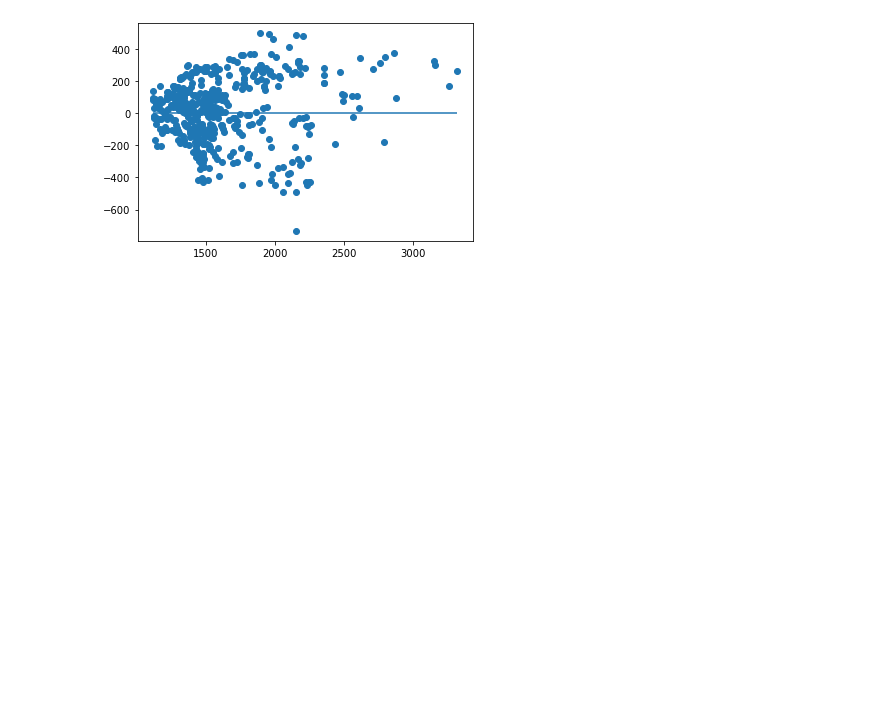
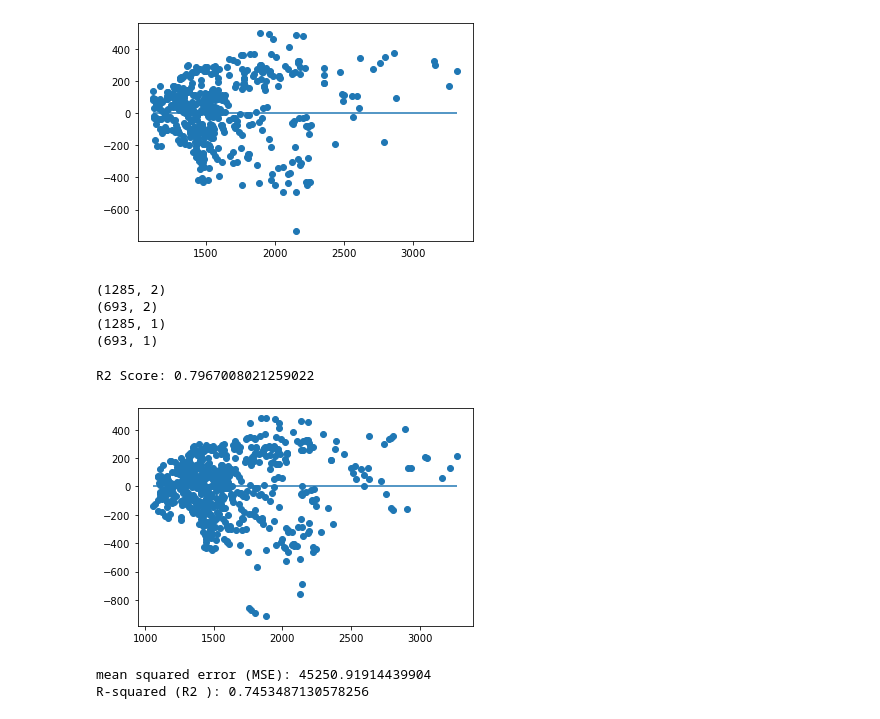
Before and after one commit to mein0819/Final_Project, a Jupyter notebook: Linear_Regression_Models.ipynb, the cells around one changed output. Drawn from its saved outputs; the diff is of its cells as text; code cells hidden in the pictures; blank space fills up the shorter version.

Commit message:
added mse and r2 for last model

```diff
--- a/Linear_Regression_Models.ipynb
+++ b/Linear_Regression_Models.ipynb
@@ -274,3 +265,53 @@ plt.hlines(y=0, xmin=predictions.min(), xmax=predictions.max())
 plt.show()
 # %% [output]
 [figure]
+# %%
+# Test model using only List Price and Sale Price Data
+X = ml_data_all[['Avg_List_Price', 'Avg_Sale_Price']]
+y= ml_data_all['Avg_Rent'].values.reshape(-1, 1)
+# %%
+# Split into testing sets with test_size = .2
+X_train, X_test, y_train, y_test = train_test_split(X, y, random_state=78, test_size=.35)
+print(X_train.shape)
+print(X_test.shape)
+print(y_train.shape)
+print(y_test.shape)
+# %% [output]
+(1285, 2)
+(693, 2)
+(1285, 1)
+(693, 1)
+# %%
+# Creating a StandardScaler instance to scale data and try and fix multicollinearity
+scaler = StandardScaler()
+# Fitting the Standard Scaler with the training data.
+X_scaler = scaler.fit(X_train)
+
+# Scaling the data.
+X_train_scaled = X_scaler.transform(X_train)
+X_test_scaled = X_scaler.transform(X_test)
+# %%
+model = LinearRegression()
+model.fit(X_train_scaled, y_train)
+score = model.score(X_train_scaled, y_train)
+print(f"R2 Score: {score}")
+# %% [output]
+R2 Score: 0.7967008021259022
+# %%
+#Create Predictions from X_test set
+predictions = model.predict(X_test_scaled)
+# Plot Residuals
+plt.scatter(predictions, predictions - y_test)
+plt.hlines(y=0, xmin=predictions.min(), xmax=predictions.max())
+plt.show()
+# %% [output]
+[figure, added]
+# %%
+mse = mean_squared_error(y_test, predictions)
+r2 = r2_score(y_test, predictions)
+
+print(f"mean squared error (MSE): {mse}")
+print(f"R-squared (R2 ): {r2}")
+# %% [output]
+mean squared error (MSE): 45250.91914439904
+R-squared (R2 ): 0.7453487130578256
```
Also changed, not shown: parts of 1 cell of this notebook.
